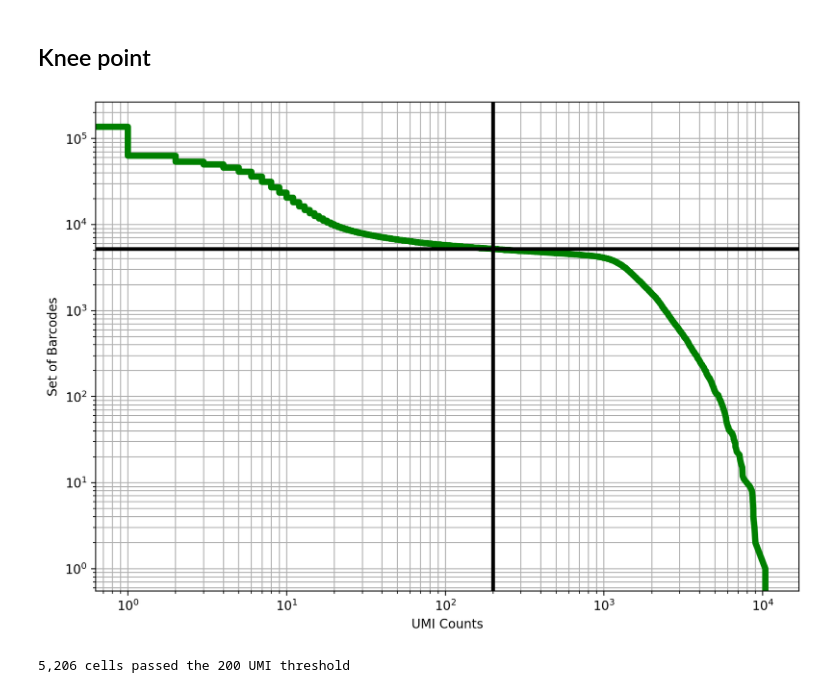
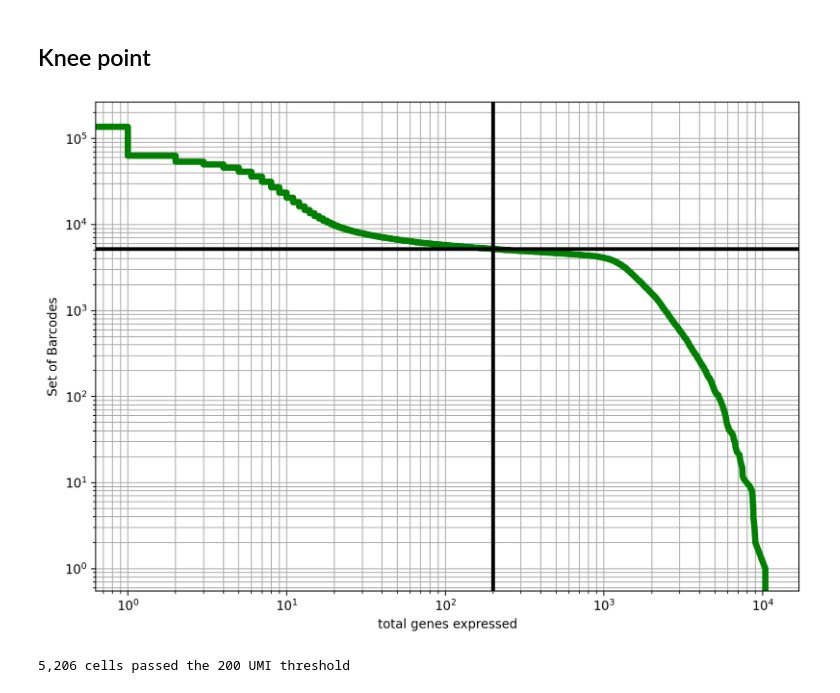
Before and after one commit to MikeLiuAir00/10x_sequence_analysis_pipeline, a Jupyter notebook: down_stream_analysis.ipynb, the cells around one changed output. Cells and saved outputs as stored; diff of their text form; code cells hidden in the pictures.

```diff
--- a/down_stream_analysis.ipynb
+++ b/down_stream_analysis.ipynb
@@ -193,25 +208,42 @@ TypeError: LogScale.__init__() got an unexpected keyword argument 'nonposy'
 ## Knee point
 # %%
 # { run: "auto", vertical-output: true }
-cutoff =  200#@param {type:"integer"}
-knee = np.sort((np.array(adata.X.sum(axis=1))).flatten())[::-1]
-cell_set = np.arange(len(knee))
-num_cells = cell_set[knee > cutoff][::-1][0]
+# The idea is that "real" cells have a certain number of UMI counts
+# and that a threshold on the UMI counts filters those cells.
+cutoff =  200
+
+# option 1 (describe in tutorial)
+# desc sorted total gene expressed per cell
+knee_1 = np.sort((np.array(adata.X.sum(axis=1))).flatten())[::-1]
+
+# optioin 2 (describe in paper)
+# we ordered our digital expression matrix by the *total number of transcripts(umi count)* per
+# cell barcode, and plotted the cumulative fraction of all transcripts in the matrix for each successively
+# smaller cell barcode.
+# knee_2 = np.sort((np.array(np.sum(adata.X > 0, axis=1))).flatten())[::-1]
+
+cell_set = np.arange(len(knee_1))
+num_cells_1 = cell_set[knee_1 > cutoff][::-1][0]
+# num_cells_2 = cell_set[knee_2 > cutoff][::-1][0]
 
 fig, ax = plt.subplots(figsize=(10, 7))
 
+# option 1
+ax.loglog(knee_1, cell_set, linewidth=5, color="g")
+ax.axvline(x=cutoff, linewidth=3, color="k")
+ax.axhline(y=num_cells_1, linewidth=3, color="k")
+ax.set_xlabel("total genes expressed")
+ax.set_ylabel("Set of Barcodes")
 
-ax.loglog(knee, cell_set, linewidth=5, color="g")
-ax.axvline(x=cutoff, linewidth=3, color="k")
-
-
-ax.axhline(y=num_cells, linewidth=3, color="k")
-
-ax.set_xlabel("UMI Counts")
-ax.set_ylabel("Set of Barcodes")
+# option 2
+# ax.loglog(knee_2, cell_set, linewidth=5, color="g")
+# ax.axvline(x=cutoff, linewidth=3, color="k")
+# ax.axhline(y=num_cells_2, linewidth=3, color="k")
+# ax.set_xlabel("umi_count")
+# ax.set_ylabel("Set of Barcodes")
 
 plt.grid(True, which="both")
 plt.show()
 # %% [output]
-[figure, old version]
+[figure, new version]
 # %%
```
Also changed, not shown: parts of 28 cells of this notebook, 1 other file.
